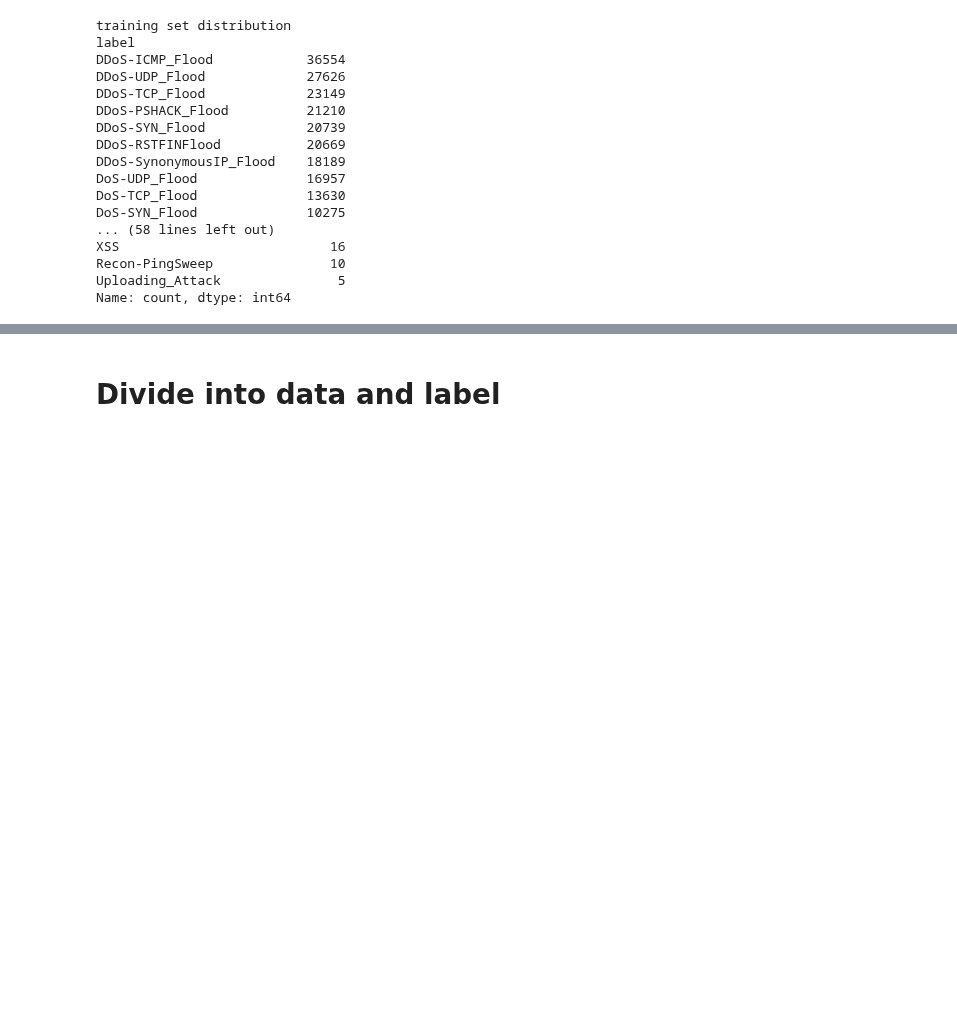
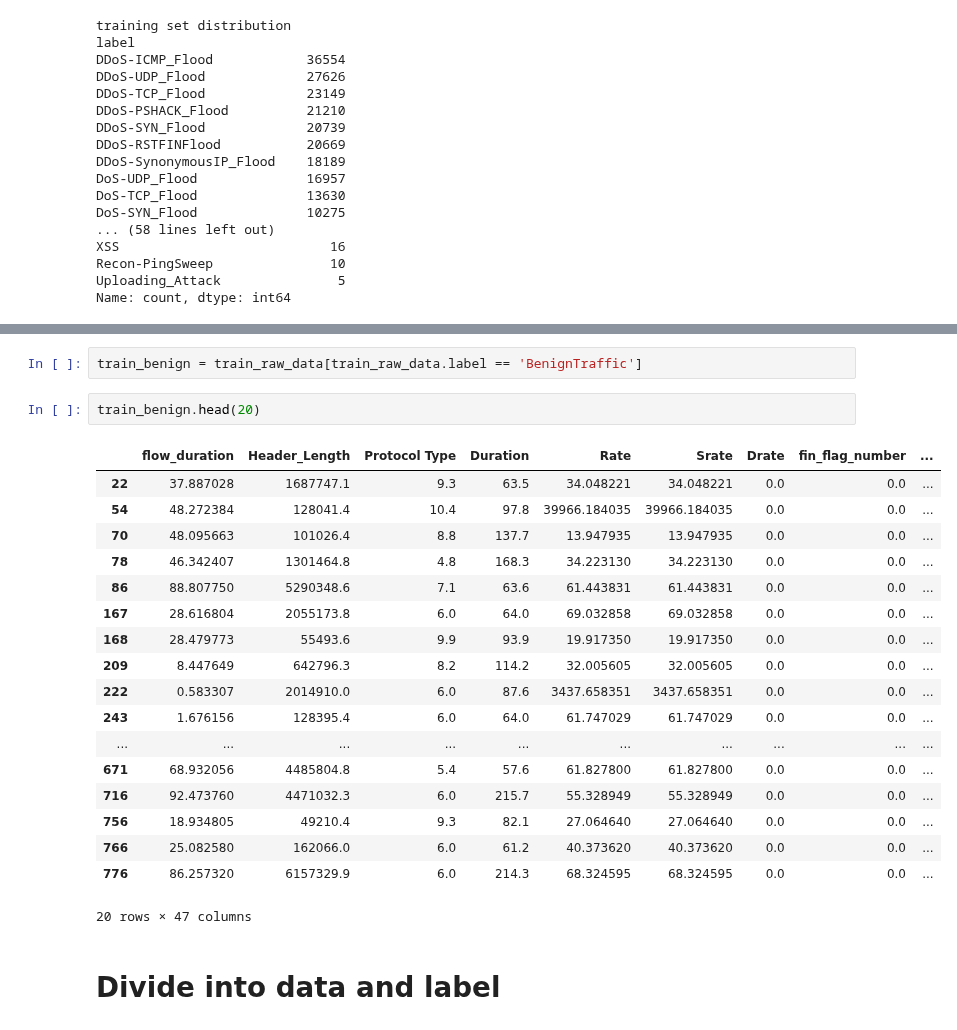
Before and after one commit to ML-Project-Team-5/Project_NetworkIDS, a Jupyter notebook: data_preprocessing.ipynb, the cells around one changed output, grey strips where cells are left out. Cells and saved outputs as stored; diff of their text form; blank space fills up the shorter version.

Commit message:
feat: train_benign heads

```diff
--- a/data_preprocessing.ipynb
+++ b/data_preprocessing.ipynb
@@ -65,3 +79,26 @@ Name: count, dtype: int64
+# %%
+train_benign = train_raw_data[train_raw_data.label == 'BenignTraffic']
+# %%
+train_benign.head(20)
+# %% [output]
+|  | flow_duration | Header_Length | Protocol Type | Duration | Rate | Srate | Drate | fin_flag_number | ... |
+| 22 | 37.887028 | 1687747.1 | 9.3 | 63.5 | 34.048221 | 34.048221 | 0.0 | 0.0 | ... |
+| 54 | 48.272384 | 128041.4 | 10.4 | 97.8 | 39966.184035 | 39966.184035 | 0.0 | 0.0 | ... |
+| 70 | 48.095663 | 101026.4 | 8.8 | 137.7 | 13.947935 | 13.947935 | 0.0 | 0.0 | ... |
+| 78 | 46.342407 | 1301464.8 | 4.8 | 168.3 | 34.223130 | 34.223130 | 0.0 | 0.0 | ... |
+| 86 | 88.807750 | 5290348.6 | 7.1 | 63.6 | 61.443831 | 61.443831 | 0.0 | 0.0 | ... |
+| 167 | 28.616804 | 2055173.8 | 6.0 | 64.0 | 69.032858 | 69.032858 | 0.0 | 0.0 | ... |
+| 168 | 28.479773 | 55493.6 | 9.9 | 93.9 | 19.917350 | 19.917350 | 0.0 | 0.0 | ... |
+| 209 | 8.447649 | 642796.3 | 8.2 | 114.2 | 32.005605 | 32.005605 | 0.0 | 0.0 | ... |
+| 222 | 0.583307 | 2014910.0 | 6.0 | 87.6 | 3437.658351 | 3437.658351 | 0.0 | 0.0 | ... |
+| 243 | 1.676156 | 128395.4 | 6.0 | 64.0 | 61.747029 | 61.747029 | 0.0 | 0.0 | ... |
+| ... | ... | ... | ... | ... | ... | ... | ... | ... | ... |
+| 671 | 68.932056 | 4485804.8 | 5.4 | 57.6 | 61.827800 | 61.827800 | 0.0 | 0.0 | ... |
+| 716 | 92.473760 | 4471032.3 | 6.0 | 215.7 | 55.328949 | 55.328949 | 0.0 | 0.0 | ... |
+| 756 | 18.934805 | 49210.4 | 9.3 | 82.1 | 27.064640 | 27.064640 | 0.0 | 0.0 | ... |
+| 766 | 25.082580 | 162066.0 | 6.0 | 61.2 | 40.373620 | 40.373620 | 0.0 | 0.0 | ... |
+| 776 | 86.257320 | 6157329.9 | 6.0 | 214.3 | 68.324595 | 68.324595 | 0.0 | 0.0 | ... |
+20 rows × 47 columns
 # %% [markdown]
 # Divide into data and label
 # %%
```
Also changed, not shown: parts of 2 cells of this notebook.
